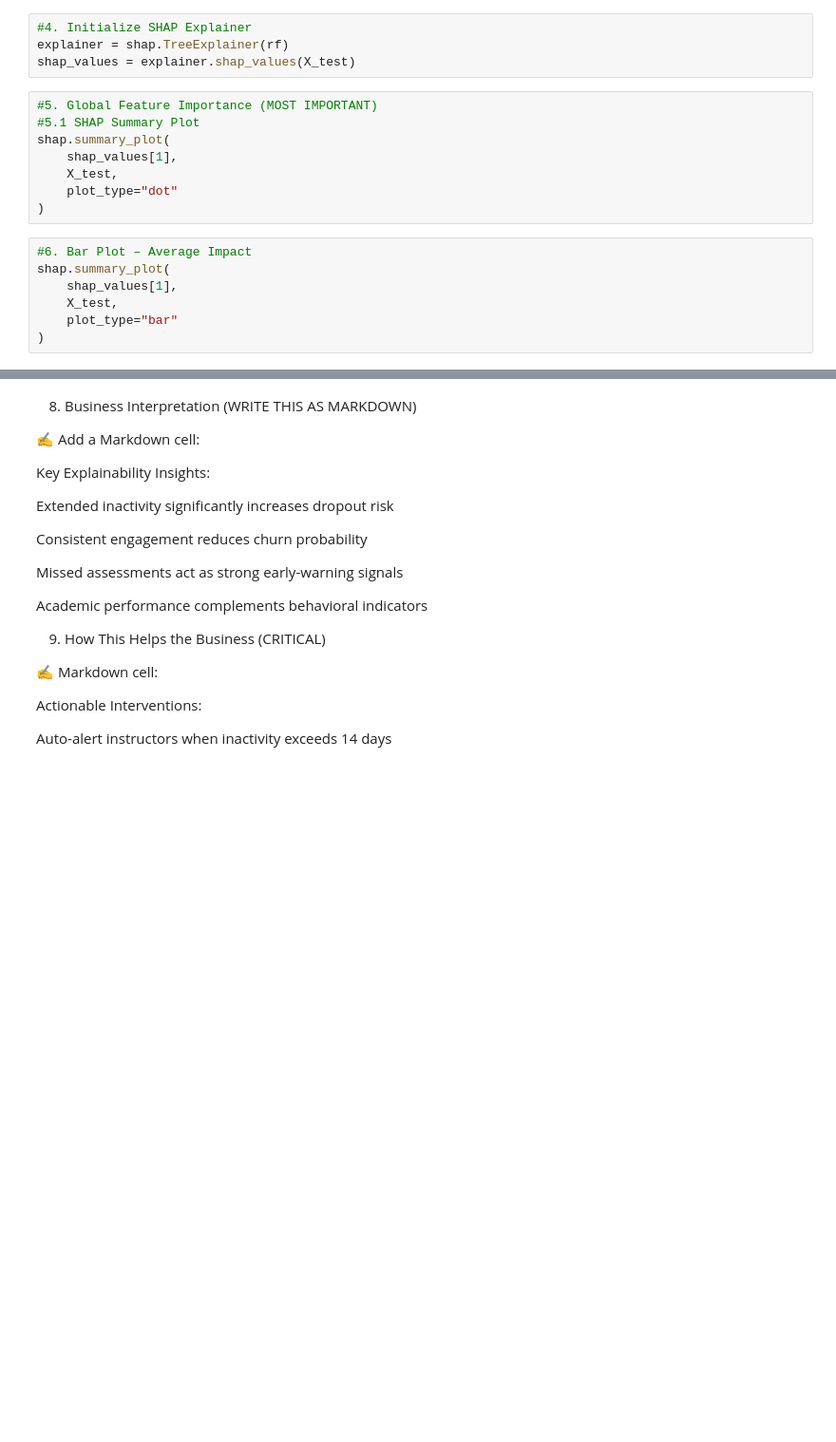
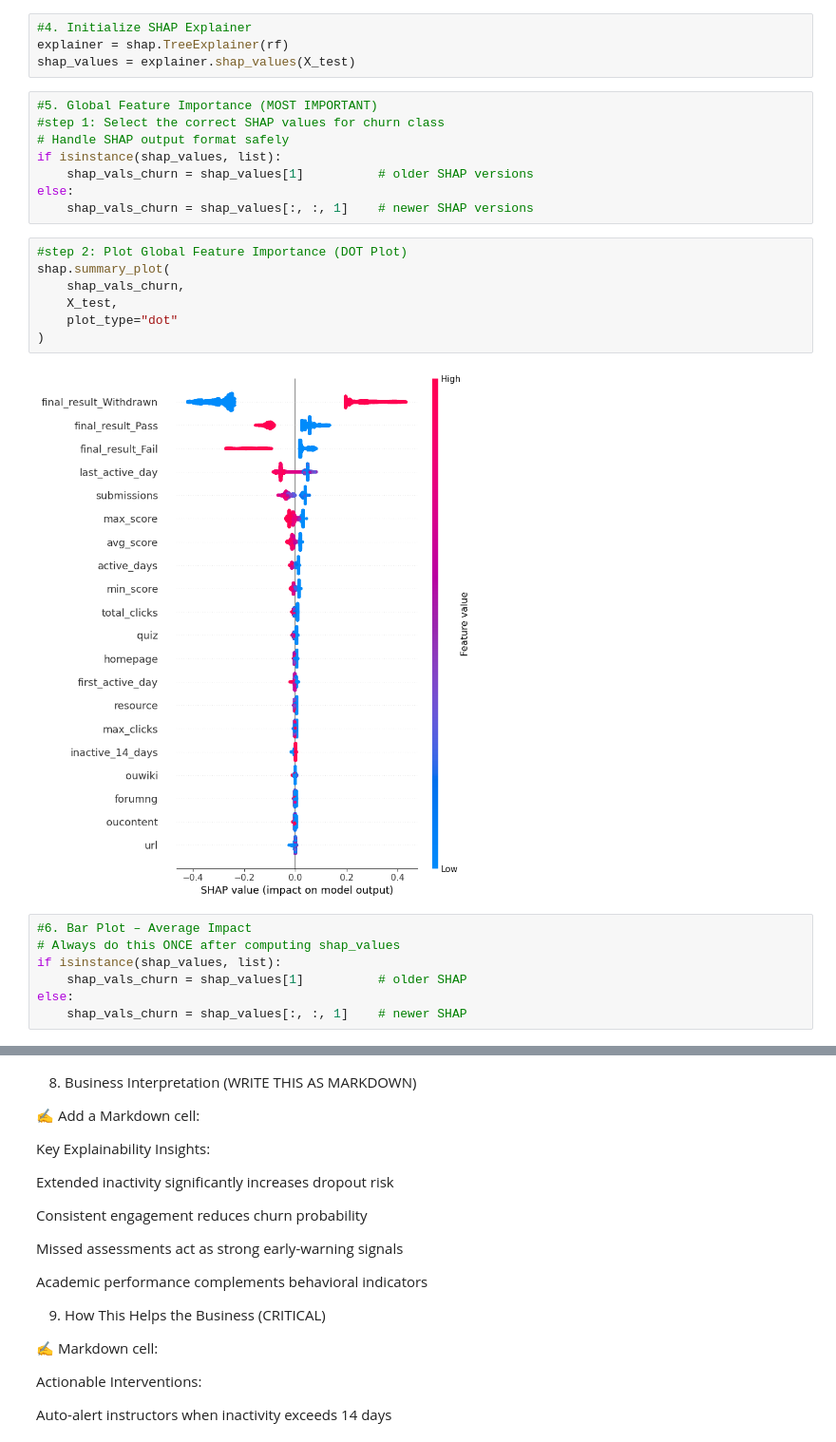
Before and after one commit to tirthch25/EdTech-Student-Churn, a Jupyter notebook: EdTech Student Churn Analytics/notebook/06_model_explainability.ipynb, the cells around one changed output, grey strips where cells are left out. Shown: that part at 95% size. Cells and saved outputs as stored; diff of their text form; blank space fills up the shorter version.

Commit message:
Update model explainability notebook (corrected errors)

```diff
--- a/EdTech Student Churn Analytics/notebook/06_model_explainability.ipynb
+++ b/EdTech Student Churn Analytics/notebook/06_model_explainability.ipynb
@@ -50,16 +50,25 @@ explainer = shap.TreeExplainer(rf)
 shap_values = explainer.shap_values(X_test)
 # %%
 #5. Global Feature Importance (MOST IMPORTANT)
-#5.1 SHAP Summary Plot
-shap.summary_plot(
-    shap_values[1],
-    X_test,
-    plot_type="dot"
-)
+#step 1: Select the correct SHAP values for churn class
+# Handle SHAP output format safely
+if isinstance(shap_values, list):
+    shap_vals_churn = shap_values[1]          # older SHAP versions
+else:
+    shap_vals_churn = shap_values[:, :, 1]    # newer SHAP versions
+# %%
+#step 2: Plot Global Feature Importance (DOT Plot)
+shap.summary_plot(
+    shap_vals_churn,
+    X_test,
+    plot_type="dot"
+)
+# %% [output]
+[figure, added]
 # %%
 #6. Bar Plot – Average Impact
-shap.summary_plot(
-    shap_values[1],
-    X_test,
-    plot_type="bar"
-)
+# Always do this ONCE after computing shap_values
+if isinstance(shap_values, list):
+    shap_vals_churn = shap_values[1]          # older SHAP
+else:
+    shap_vals_churn = shap_values[:, :, 1]    # newer SHAP
```
Also changed, not shown: parts of 4 cells of this notebook.
